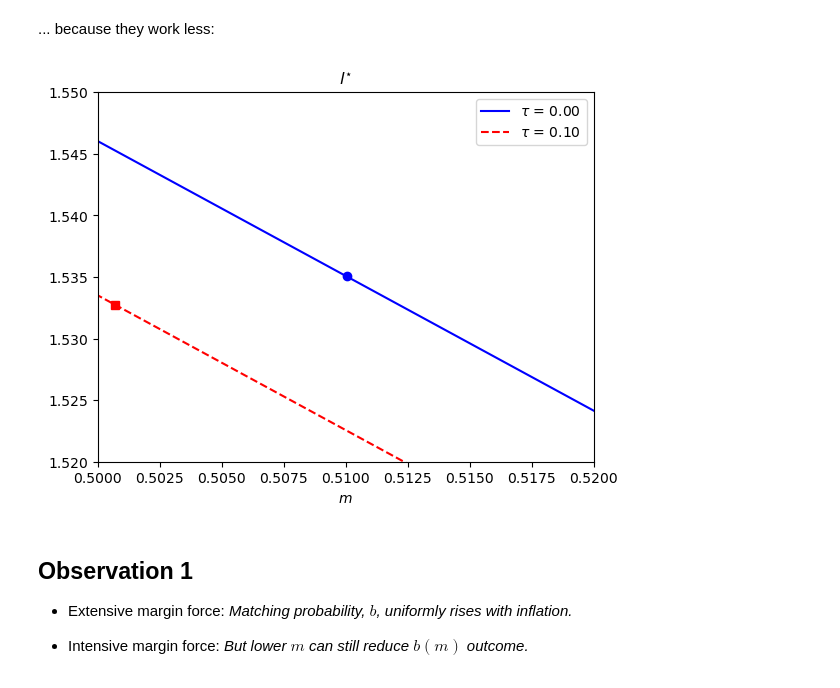
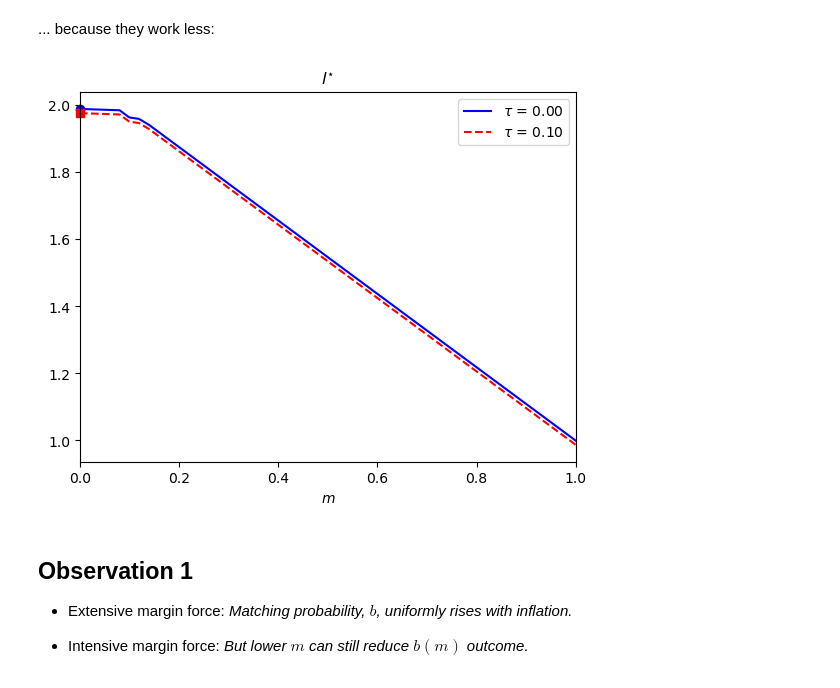
Before and after one commit to phantomachine/csm, a Jupyter notebook: python/compare_steadystates_policies-v2.ipynb, the cells around one changed output. Drawn from its saved outputs; the diff is of its cells as text; code cells hidden in the pictures.

Commit message:
update means

```diff
--- a/python/compare_steadystates_policies-v2.ipynb
+++ b/python/compare_steadystates_policies-v2.ipynb
@@ -105,7 +105,10 @@ policies = {
            }
 
 distro = {
+            "l_CM"    : [],
+            "m_CM"    : [],
             "m"       : [],
+            "m_mean_CM": [],
             "m_mean"  : [],
             "m_mean_all": [],
             "m_10"    : [],
@@ -216,12 +219,17 @@ for experiment in τ_index_experiments:
     participation = results['distro']['simhistory']['parti']
 
     m_sim_all = simhistory['m']
+    m_sim_CM = simhistory['m'][participation == 2]
+    l_sim_CM = simhistory['m'][participation == 2]
     m_sim = simhistory['m'][participation == 1]
     b_sim = simhistory['b'][participation == 1]
     x_sim = simhistory['x'][participation == 1]
     q_sim = simhistory['q'][participation == 1]
+    distro["m_CM"].append(m_sim_CM)
+    distro["l_CM"].append(l_sim_CM)
     distro["m"].append(m_sim)
     distro["m_mean"].append(m_sim.mean())
+    distro["m_mean_CM"].append(m_sim_CM.mean())
     distro["m_mean_all"].append(m_sim_all.mean())
     distro["b_mean"].append(b_sim.mean())
     distro["x_mean"].append(x_sim.mean())
@@ -276,6 +284,40 @@ def ShowPolicy(policies, mi, key="b", elasticity=False, show_means=True,
             plt.plot(x, y,
                      color=colorstyles[idx_experiment],
                      marker =markerstyles[idx_experiment],)
+
+    plt.xlim(x_limits)
+    plt.ylim(y_limits)
+    plt.xlabel(r"$m$")
+    plt.legend()
+    return plt
+
+
+def ShowPolicy_CM(policies, mi, key="l", elasticity=False, show_means=True,
+                   x_limits=[0.45, 0.55], y_limits=None):
+    """For unconditional distribution  - all agents in DM and CM"""
+    plt.figure()
+    for idx_experiment, tau in enumerate(policies["tau"]):
+        if elasticity:
+            keylabel, fval, ffit, fi = policies["elasticity"][key][idx_experiment]
+            plt.title(keylabel + r" (Elasticity w.r.t. $m$)")
+        else:
+            keylabel, fval, ffit, fi = policies[key][idx_experiment]
+            plt.title(keylabel)
+
+        plt.plot(mi, fi,
+                 label=r"$\tau$ = {:2.2f}".format(
+                     policies["tau"][idx_experiment]
+                 ),
+                 linestyle=linestyles[idx_experiment],
+                 color=colorstyles[idx_experiment],
+                 )
+        if show_means:
+            x = distro["m_mean_CM"][idx_experiment]
+            y = ffit(x)
+            plt.plot(x, y,
+                     color=colorstyles[idx_experiment],
+                     marker=markerstyles[idx_experiment],
+                     clip_on=False,)
 
     plt.xlim(x_limits)
     plt.ylim(y_limits)
@@ -322,10 +364,9 @@ def ShowPolicy_all(policies, mi, key="b", elasticity=False, show_means=True,
 # %% [markdown]
 ... because they work less:
 # %%
-ShowPolicy_all(policies, m, key="l",
-                x_limits=[0.5, 0.52], y_limits=[1.52, 1.55]);
+ShowPolicy_CM(policies, m, key="l", x_limits=[0.0, 1.0]);
 # %% [output]
-[figure, old version]
+[figure, new version]
 # %% [markdown]
 ## Observation 1
 
```
Also changed, not shown: parts of 1 cell of this notebook.
